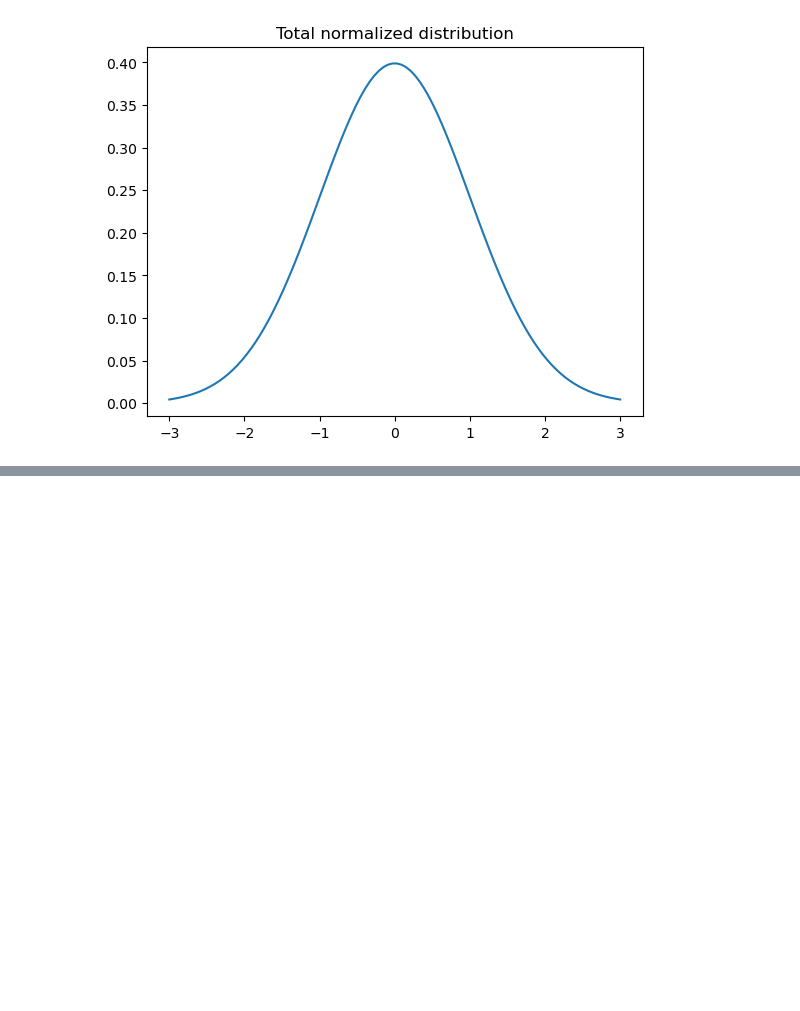
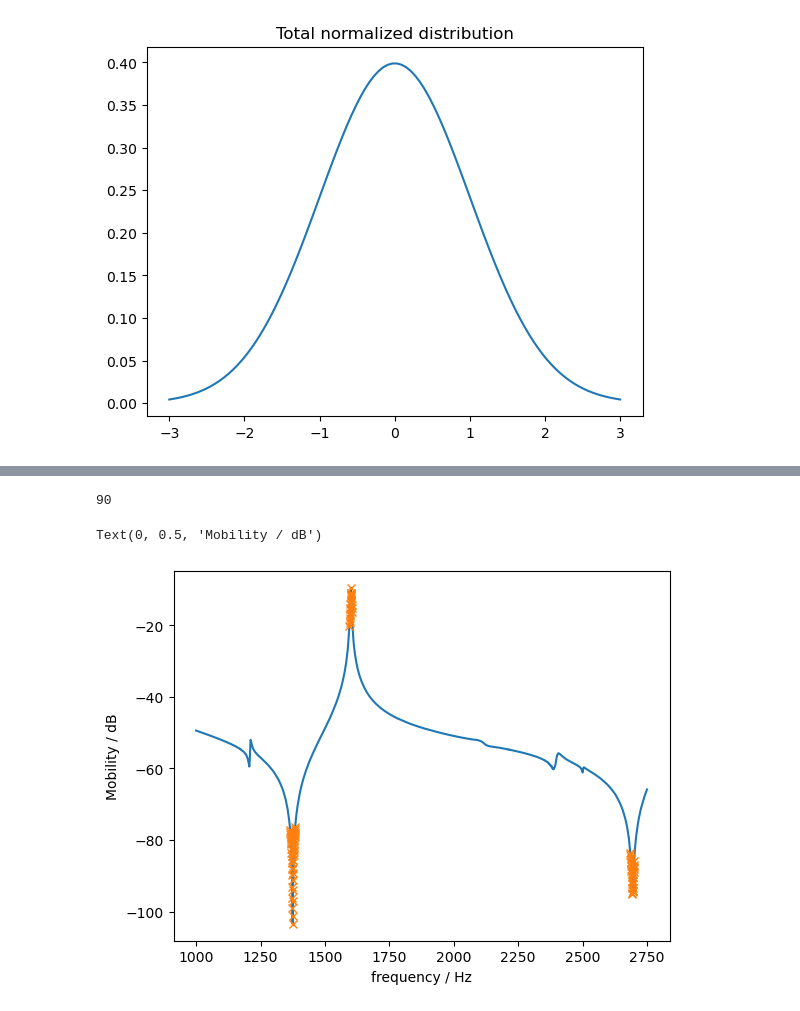
Before and after one commit to taboleiro/BayesianVibrationsModeling, a Jupyter notebook: notebooks/dataExploration.ipynb, the cells around one changed output, grey strips where cells are left out. Cells and saved outputs as stored; diff of their text form; code cells hidden in the pictures; blank space fills up the shorter version.

```diff
--- a/notebooks/dataExploration.ipynb
+++ b/notebooks/dataExploration.ipynb
@@ -118,0 +124,15 @@ rho_mean
+# %%
+experiment = pd.read_csv("../Data/bend/centerFreqResponse.csv")
+# Mobility value calculated from input data and converted to torch
+mobility = abs(experiment["force"].values + 1j*experiment["velocity"].values)
+freq = experiment["freq"]
+plt.plot(freq[2000:5500], 20*np.log10(mobility[2000:5500]))
+axis = np.concatenate([np.arange(2730, 2770), np.arange(3190, 3210), np.arange(5370, 5400)])
+print(len(axis))
+plt.plot(freq[axis], 20*np.log10(mobility[axis]), "x")
+plt.xlabel("frequency / Hz")
+plt.ylabel("Mobility / dB")
+# %% [output]
+90
+Text(0, 0.5, 'Mobility / dB')
+[figure, added]
```
Also changed, not shown: parts of 17 cells of this notebook, 6 other files.
